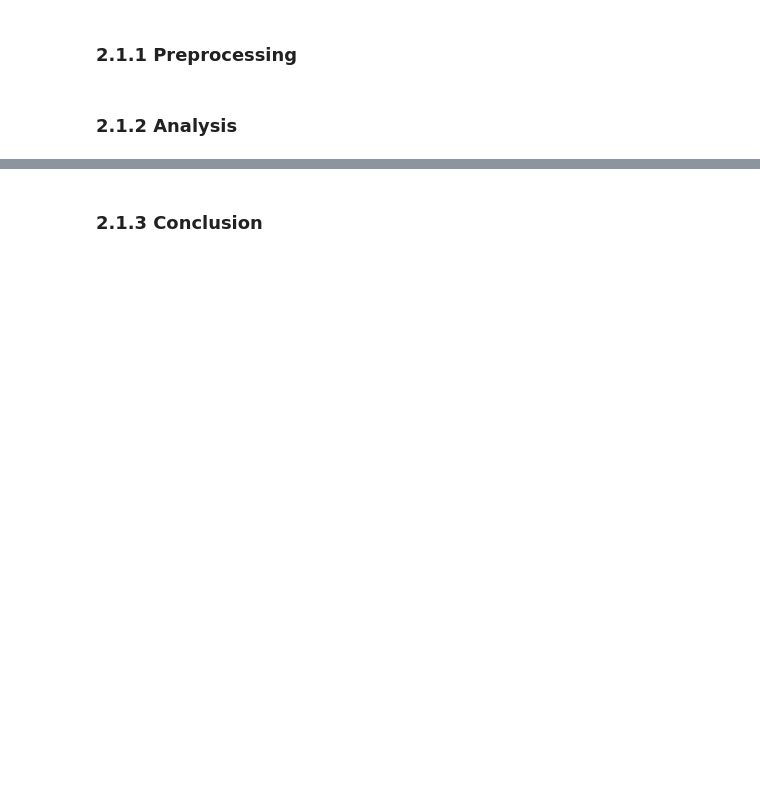
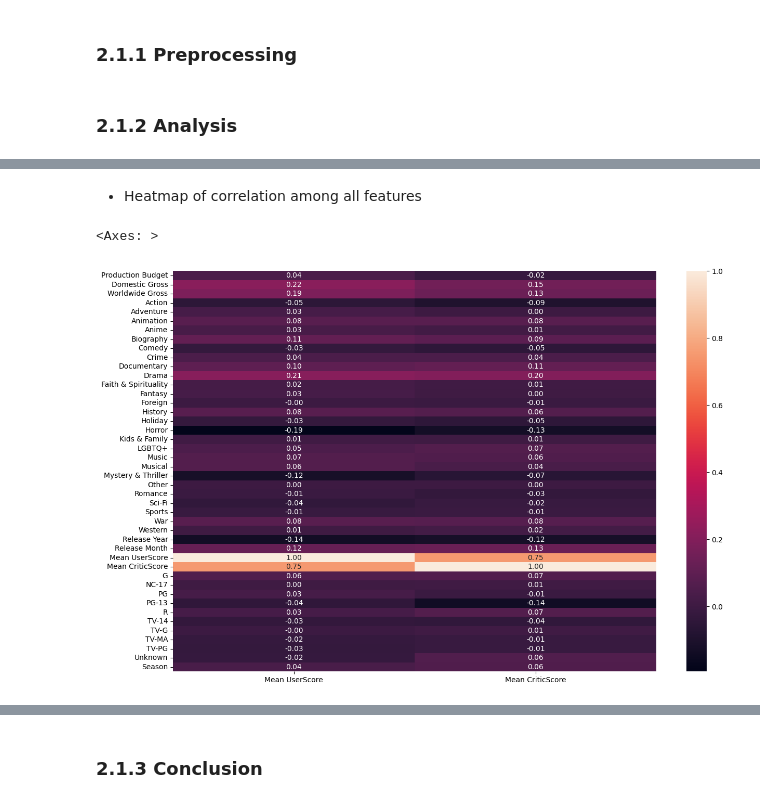
Before and after one commit to truongthuankiet1990gmailcom/Intro2DS---HCMUS---2024, a Jupyter notebook: Questions/Questions.ipynb, the cells around one changed output, grey strips where cells are left out. Saved outputs shown, nothing was run; the diff lists cells and outputs as text; code cells hidden in the pictures; blank space fills up the shorter version.

```diff
--- a/Questions/Questions.ipynb
+++ b/Questions/Questions.ipynb
@@ -69,5 +68,38 @@ What are the primary factors influencing critic and user scores?
     - **Marketing and Promotion:** Examine if heavily marketed movies receive higher initial ratings.
 # %% [markdown]
 <h3 id = "preprocessing1">2.1.1 Preprocessing </h3>
+# %%
+import ast
+import pandas as pd
+
+data_q1 = data.copy()
+
+# Dealing with the Genre column
+data_q1['Genre'] = data_q1['Genre'].apply(lambda x: ast.literal_eval(x) if isinstance(x, str) and x.startswith('[') else None)
+
+# Drop rows where Genre could not be converted to a list
+data_q1 = data_q1.dropna(subset=['Genre'])
+
+# One-hot encode the Genre column
+data_q1 = data_q1.drop('Genre', axis=1).join(data_q1['Genre'].str.join('|').str.get_dummies())
+
+# Split release date into year, month and day
+data_q1['Release Date'] = pd.to_datetime(data_q1['Release Date'])
+data_q1['Release Year'] = data_q1['Release Date'].dt.year
+data_q1['Release Month'] = data_q1['Release Date'].dt.month
+# Drop the original Release Date column
+data_q1 = data_q1.drop('Release Date', axis=1)
+
+# Calculate the mean score for each movie
+data_q1['Mean UserScore'] = data_q1[['Tomatoes UserScore', 'Meta UserScore']].mean(axis=1)
+data_q1 = data_q1.drop(['Tomatoes UserScore', 'Meta UserScore'], axis=1)
+data_q1['Mean CriticScore'] = data_q1[['Tomatoes CriticScore', 'Metascore']].mean(axis=1)
+data_q1 = data_q1.drop(['Tomatoes CriticScore', 'Metascore'], axis=1)
+
+# One-hot encode the Rating column
+data_q1 = data_q1.drop('Rating', axis=1).join(data_q1['Rating'].str.get_dummies())
+
+# Drop columns that are not needed
+data_q1 = data_q1.drop(['Title', 'Director','Cast', 'Studio'], axis=1)
 # %% [markdown]
 <h3 id = "analysis1">2.1.2 Analysis </h3>
@@ -73,0 +253,17 @@ What are the primary factors influencing critic and user scores?
+# %% [markdown]
+- Heatmap of correlation among all features
+# %%
+# Label encoding for the Season column
+season_map = {
+    'Winter': 0,
+    'Spring': 1,
+    'Summer': 2,
+    'Fall': 3
+}
+data_q1['Season'] = data_q1['Season'].map(season_map)
+
+plt.figure(figsize=(15, 10))
+sns.heatmap(data_q1.corr()[['Mean UserScore', 'Mean CriticScore']], annot=True, fmt=".2f")
+# %% [output]
+<Axes: >
+[figure, added]
```
Also changed, not shown: parts of 19 cells of this notebook.
